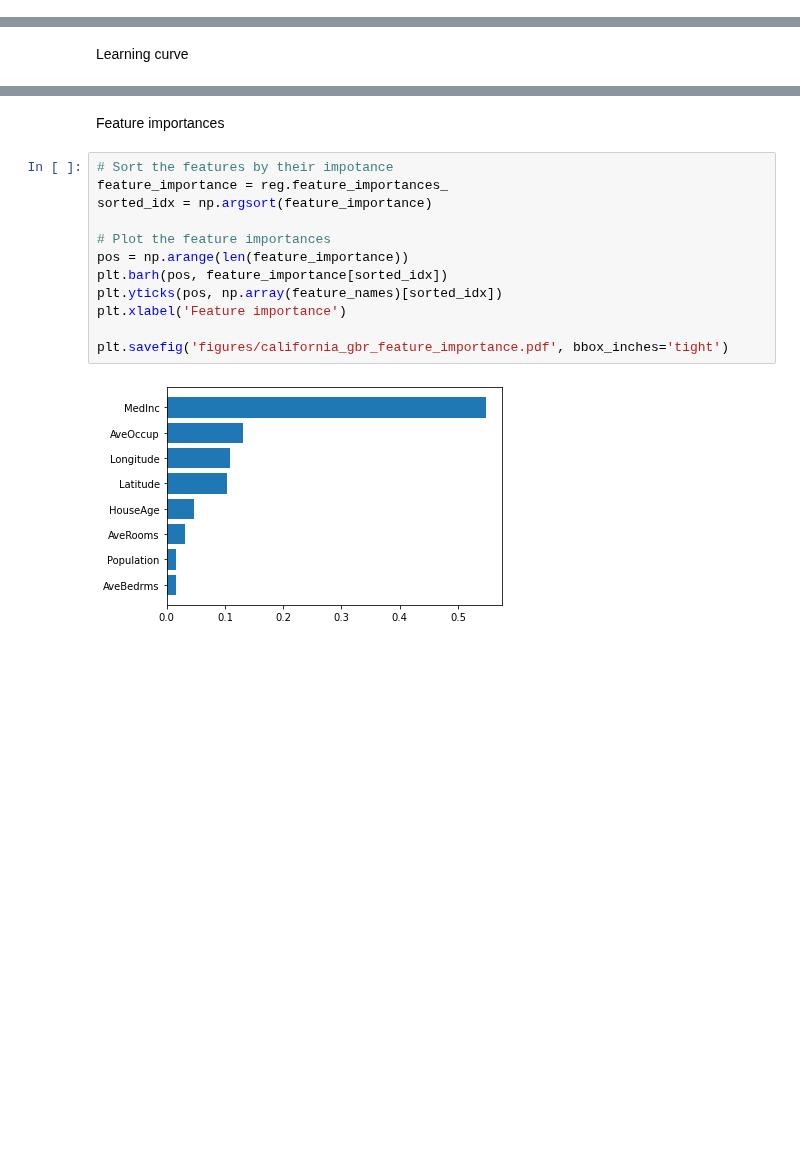
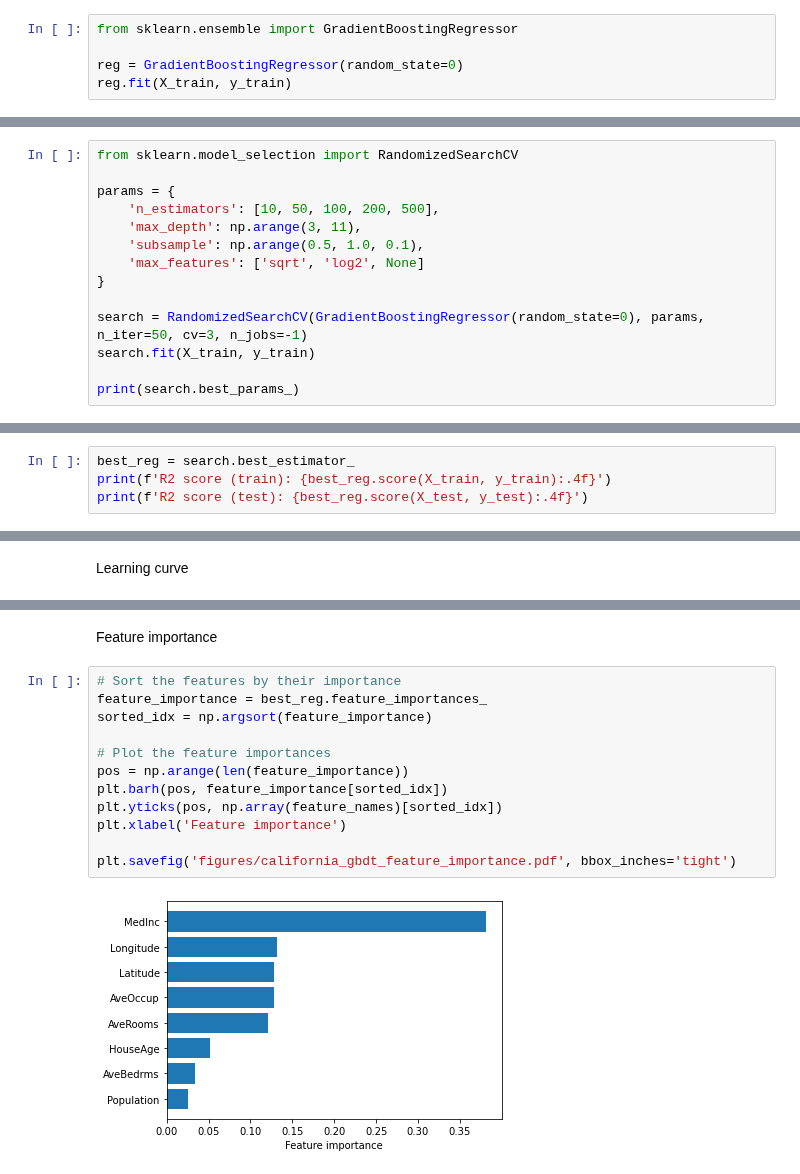
Before and after one commit to roiyeho/medium, a Jupyter notebook: gradient_boosting/GradientBoostingRegressor.ipynb, the cells around one changed output, grey strips where cells are left out. Saved outputs shown, nothing was run; the diff lists cells and outputs as text; blank space fills up the shorter version.

Commit message:
Added the gradient boosting demos

```diff
--- a/gradient_boosting/GradientBoostingRegressor.ipynb
+++ b/gradient_boosting/GradientBoostingRegressor.ipynb
@@ -34,0 +19,5 @@ R2 score (test): 0.8466
+# %%
+from sklearn.ensemble import GradientBoostingRegressor
+
+reg = GradientBoostingRegressor(random_state=0)
+reg.fit(X_train, y_train)
@@ -34,0 +35,14 @@ R2 score (test): 0.8466
+# %%
+from sklearn.model_selection import RandomizedSearchCV
+
+params = {
+    'n_estimators': [10, 50, 100, 200, 500],
+    'max_depth': np.arange(3, 11),
+    'subsample': np.arange(0.5, 1.0, 0.1),
+    'max_features': ['sqrt', 'log2', None]
+}
+
+search = RandomizedSearchCV(GradientBoostingRegressor(random_state=0), params, n_iter=50, cv=3, n_jobs=-1)
+search.fit(X_train, y_train)
+
+print(search.best_params_)
@@ -34,0 +51,4 @@ R2 score (test): 0.8466
+# %%
+best_reg = search.best_estimator_
+print(f'R2 score (train): {best_reg.score(X_train, y_train):.4f}')
+print(f'R2 score (test): {best_reg.score(X_test, y_test):.4f}')
@@ -54,16 +77,16 @@ plt.savefig('figures/california_gbr_learning_curve.pdf')
 # %% [markdown]
-Feature importances
+Feature importance
 # %%
-# Sort the features by their impotance
-feature_importance = reg.feature_importances_
+# Sort the features by their importance
+feature_importance = best_reg.feature_importances_
 sorted_idx = np.argsort(feature_importance)
 
 # Plot the feature importances
 pos = np.arange(len(feature_importance))
 plt.barh(pos, feature_importance[sorted_idx])
 plt.yticks(pos, np.array(feature_names)[sorted_idx])
 plt.xlabel('Feature importance')
 
-plt.savefig('figures/california_gbr_feature_importance.pdf', bbox_inches='tight')
+plt.savefig('figures/california_gbdt_feature_importance.pdf', bbox_inches='tight')
 # %% [output]
-[figure, old version]
+[figure, new version]
```
Also changed, not shown: parts of 7 cells of this notebook, 20 other files.
